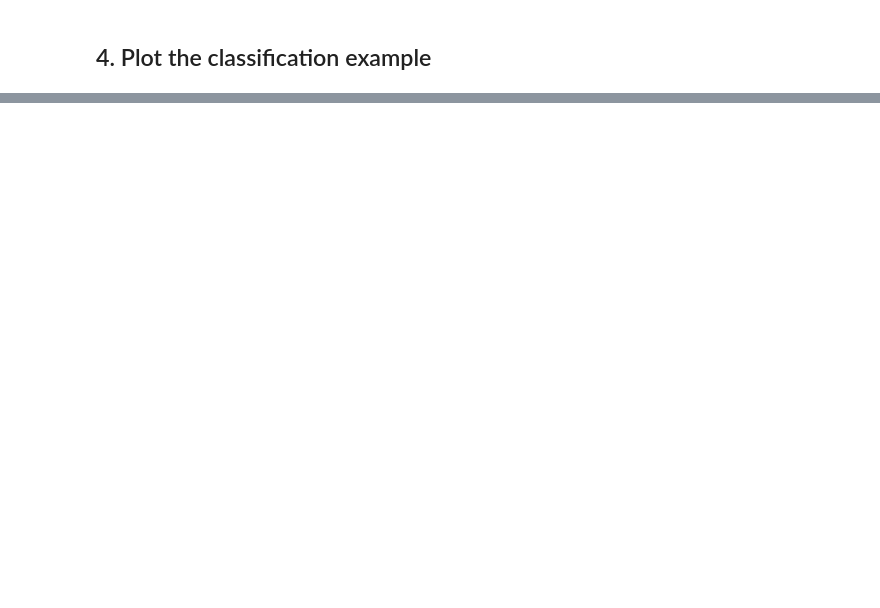
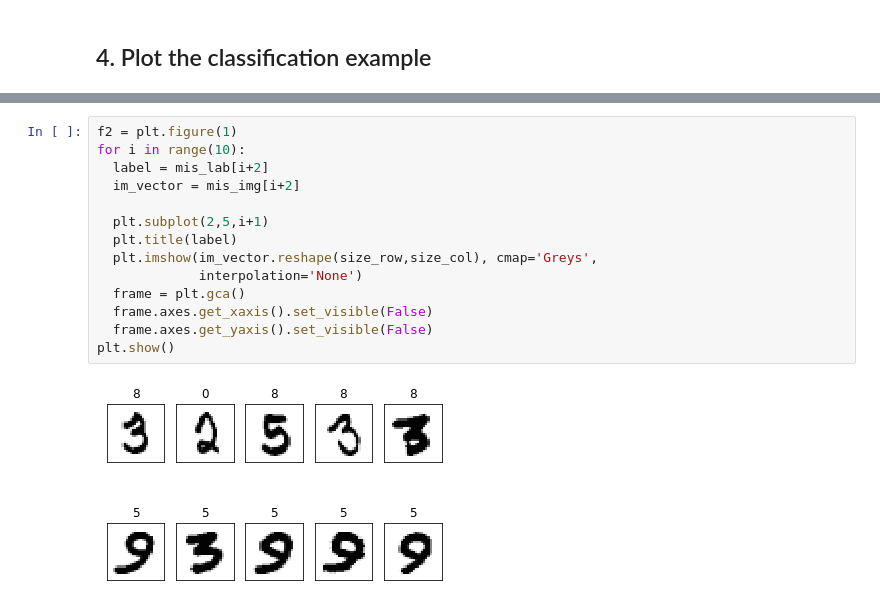
Before and after one commit to SooonChang/MIMP, a Jupyter notebook: Assignment09/Assignment09.ipynb, the cells around one changed output, grey strips where cells are left out. Drawn from its saved outputs; the diff is of its cells as text; blank space fills up the shorter version.

```diff
--- a/Assignment09/Assignment09.ipynb
+++ b/Assignment09/Assignment09.ipynb
@@ -298,0 +349,16 @@ plt.show()
+# %%
+f2 = plt.figure(1)
+for i in range(10):
+  label = mis_lab[i+2]
+  im_vector = mis_img[i+2]
+
+  plt.subplot(2,5,i+1)
+  plt.title(label)
+  plt.imshow(im_vector.reshape(size_row,size_col), cmap='Greys',
+             interpolation='None')
+  frame = plt.gca()
+  frame.axes.get_xaxis().set_visible(False)
+  frame.axes.get_yaxis().set_visible(False)
+plt.show()
+# %% [output]
+[figure, added]
```
Also changed, not shown: parts of 6 cells of this notebook.
